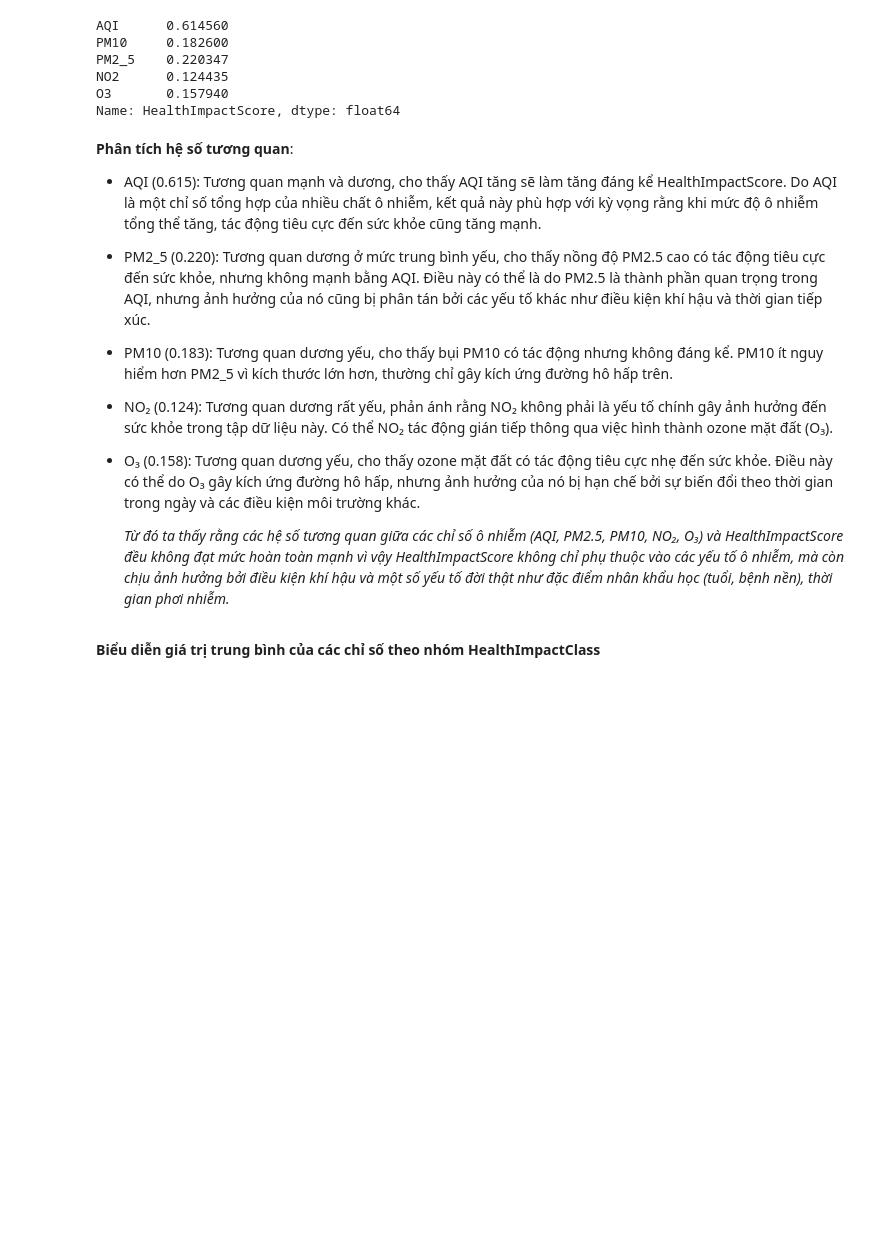
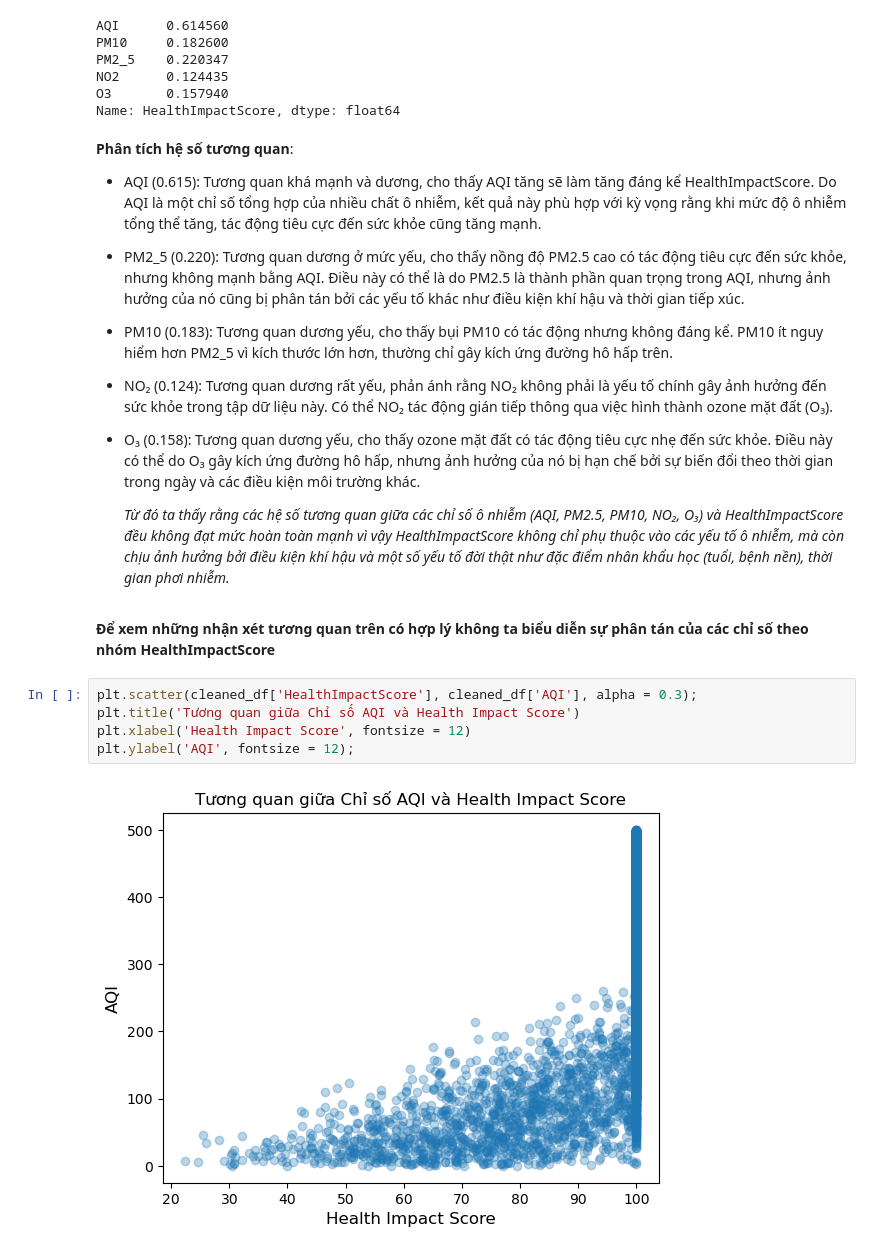
Before and after one commit to vng08/Air-Quality-and-Health-Impact, a Jupyter notebook: Analysing.ipynb, the cells around one changed output. Drawn from its saved outputs; the diff is of its cells as text; blank space fills up the shorter version.

```diff
--- a/Analysing.ipynb
+++ b/Analysing.ipynb
@@ -128,11 +129,11 @@ Name: HealthImpactScore, dtype: float64
 # %% [markdown]
 **Phân tích hệ số tương quan**:
 - AQI (0.615):
-Tương quan mạnh và dương, cho thấy AQI tăng sẽ làm tăng đáng kể HealthImpactScore.
+Tương quan khá mạnh và dương, cho thấy AQI tăng sẽ làm tăng đáng kể HealthImpactScore.
 Do AQI là một chỉ số tổng hợp của nhiều chất ô nhiễm, kết quả này phù hợp với kỳ vọng rằng khi mức độ ô nhiễm tổng thể tăng, tác động tiêu cực đến sức khỏe cũng tăng mạnh.
 
 - PM2_5 (0.220):
-Tương quan dương ở mức trung bình yếu, cho thấy nồng độ PM2.5 cao có tác động tiêu cực đến sức khỏe, nhưng không mạnh bằng AQI.
+Tương quan dương ở mức yếu, cho thấy nồng độ PM2.5 cao có tác động tiêu cực đến sức khỏe, nhưng không mạnh bằng AQI.
 Điều này có thể là do PM2.5 là thành phần quan trọng trong AQI, nhưng ảnh hưởng của nó cũng bị phân tán bởi các yếu tố khác như điều kiện khí hậu và thời gian tiếp xúc.
 
 - PM10 (0.183):
@@ -149,4 +150,11 @@ Tương quan dương yếu, cho thấy ozone mặt đất có tác động tiêu
 
   *Từ đó ta thấy rằng các hệ số tương quan giữa các chỉ số ô nhiễm (AQI, PM2.5, PM10, NO₂, O₃) và HealthImpactScore đều không đạt mức hoàn toàn mạnh vì vậy HealthImpactScore không chỉ phụ thuộc vào các yếu tố ô nhiễm, mà còn chịu ảnh hưởng bởi điều kiện khí hậu và một số yếu tố đời thật như đặc điểm nhân khẩu học (tuổi, bệnh nền), thời gian phơi nhiễm.*
 # %% [markdown]
-**Biểu diễn giá trị trung bình của các chỉ số theo nhóm HealthImpactClass**
+**Để xem những nhận xét tương quan trên có hợp lý không ta biểu diễn sự phân tán của các chỉ số theo nhóm HealthImpactScore**
+# %%
+plt.scatter(cleaned_df['HealthImpactScore'], cleaned_df['AQI'], alpha = 0.3);
+plt.title('Tương quan giữa Chỉ số AQI và Health Impact Score')
+plt.xlabel('Health Impact Score', fontsize = 12)
+plt.ylabel('AQI', fontsize = 12);
+# %% [output]
+[figure, added]
```
Also changed, not shown: parts of 20 cells of this notebook.
